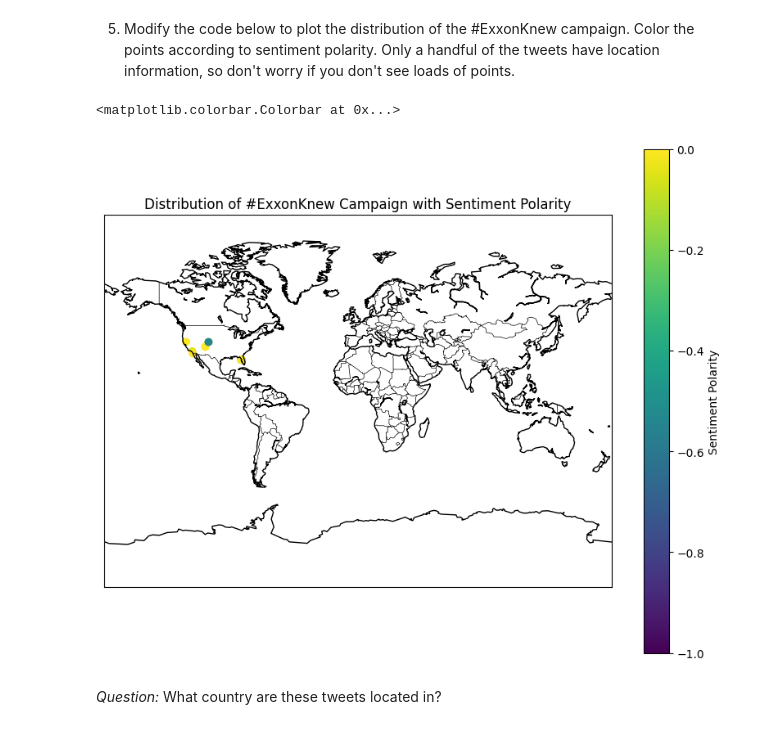
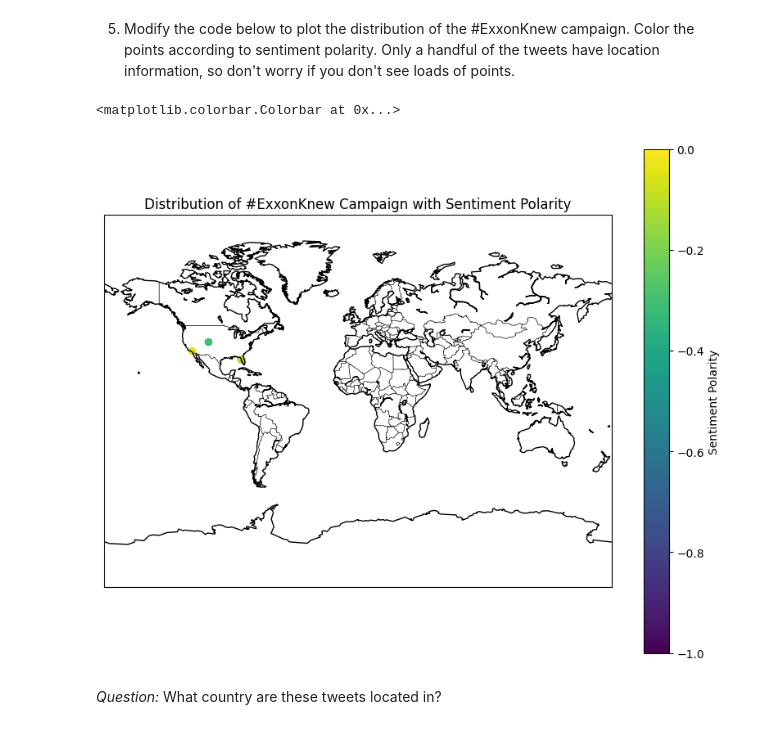
Before and after one commit to pppppenny/QM2, a Jupyter notebook: notebooks/W04. Natural Language Processing.ipynb, the cells around one changed output. Cells and saved outputs as stored; diff of their text form; code cells hidden in the pictures.

```diff
--- a/notebooks/W04. Natural Language Processing.ipynb
+++ b/notebooks/W04. Natural Language Processing.ipynb
@@ -661,25 +661,25 @@ distribution of the #ExxonKnew campaign. Color the points according to sentiment
 # %%
 import matplotlib.pyplot as plt
 from mpl_toolkits.basemap import Basemap
 
 map = Basemap(projection='mill')
 
 map.drawcountries()
 map.drawcoastlines()
 
 
 map.scatter(
-      sample['latitude'],
-      sample['longitude'],
+      filtered_sample['latitude'],
+      filtered_sample['longitude'],
       latlon=True,
-      c=sample['polarity'],
+      c=filtered_sample['polarity'],
       vmin=-1,
       vmax=0)
 plt.title('Distribution of #ExxonKnew Campaign with Sentiment Polarity')
 plt.colorbar(label='Sentiment Polarity')
 # %% [output]
 <matplotlib.colorbar.Colorbar at 0x...>
-[figure, old version]
+[figure, new version]
 # %% [markdown]
 *Question:* What country are these tweets located in?
 # %% [markdown]
```
